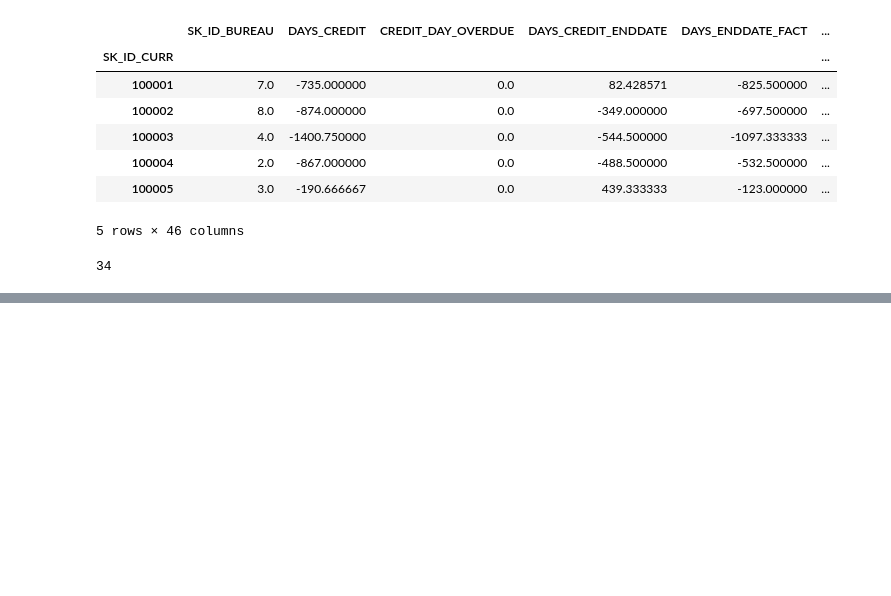
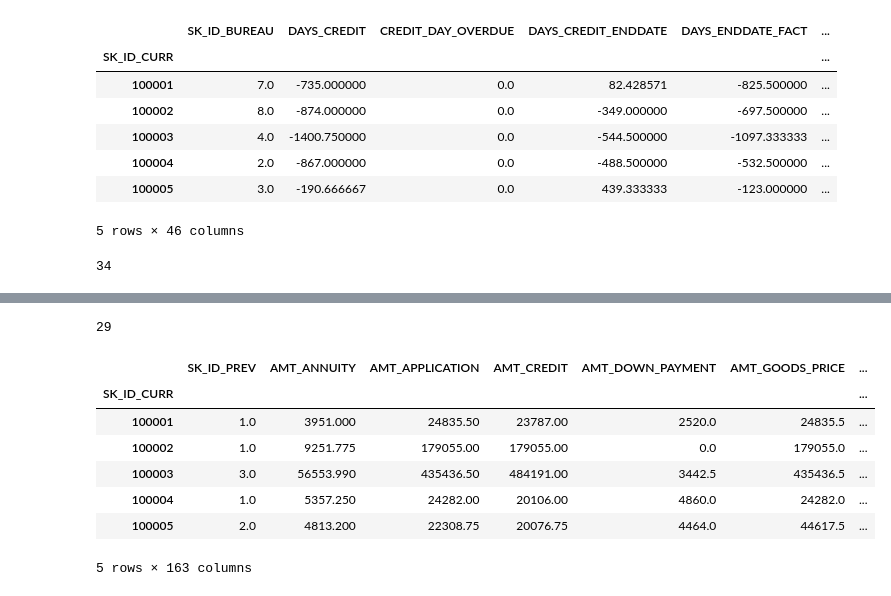
Before and after one commit to PengInGitHub/catboost, a Jupyter notebook: LightGBM_Shap.ipynb, the cells around one changed output, grey strips where cells are left out. Saved outputs shown, nothing was run; the diff lists cells and outputs as text; code cells hidden in the pictures; blank space fills up the shorter version.

```diff
--- a/LightGBM_Shap.ipynb
+++ b/LightGBM_Shap.ipynb
@@ -215,4 +216,6 @@ gc.collect()
 34
 # %%
 # read previous applications
-pd.read_csv(PATH+'')
+prev = pd.read_csv(PATH+'previous_application.csv')
+print(prev.shape)
+prev.head()
@@ -218,0 +235,3 @@ pd.read_csv(PATH+'')
+# %%
+prev_cat_features = [col for col in prev.columns if prev[col].dtype == 'object']
+prev_cat_features
@@ -218,0 +255,10 @@ pd.read_csv(PATH+'')
+# %%
+prev_dum = pd.DataFrame()
+for col in prev_cat_features:
+    dum_tmp = pd.get_dummies(prev[col], prefix=col).astype(np.uint8)
+    prev_dum = pd.concat([prev_dum, dum_tmp], axis=1)
+
+prev = pd.concat([prev, prev_dum], axis=1)
+
+print(prev.shape)
+prev.head()
@@ -218,0 +274,22 @@ pd.read_csv(PATH+'')
+# %%
+del prev_dum
+gc.collect()
+# %% [output]
+29
+# %%
+# count num of previouse applications
+count_prev_appl_per_curr = prev[['SK_ID_CURR','SK_ID_PREV']].groupby('SK_ID_CURR').count()
+prev['SK_ID_PREV'] = prev['SK_ID_CURR'].map(count_prev_appl_per_curr['SK_ID_PREV'])
+# %%
+# averaging previous application
+avg_pre_app = prev.groupby('SK_ID_CURR').mean()
+avg_pre_app.head()
+# %% [output]
+|  | SK_ID_PREV | AMT_ANNUITY | AMT_APPLICATION | AMT_CREDIT | AMT_DOWN_PAYMENT | AMT_GOODS_PRICE | ... |
+| SK_ID_CURR |  |  |  |  |  |  | ... |
+| 100001 | 1.0 | 3951.000 | 24835.50 | 23787.00 | 2520.0 | 24835.5 | ... |
+| 100002 | 1.0 | 9251.775 | 179055.00 | 179055.00 | 0.0 | 179055.0 | ... |
+| 100003 | 3.0 | 56553.990 | 435436.50 | 484191.00 | 3442.5 | 435436.5 | ... |
+| 100004 | 1.0 | 5357.250 | 24282.00 | 20106.00 | 4860.0 | 24282.0 | ... |
+| 100005 | 2.0 | 4813.200 | 22308.75 | 20076.75 | 4464.0 | 44617.5 | ... |
+5 rows × 163 columns
```
Also changed, not shown: parts of 6 cells of this notebook.
